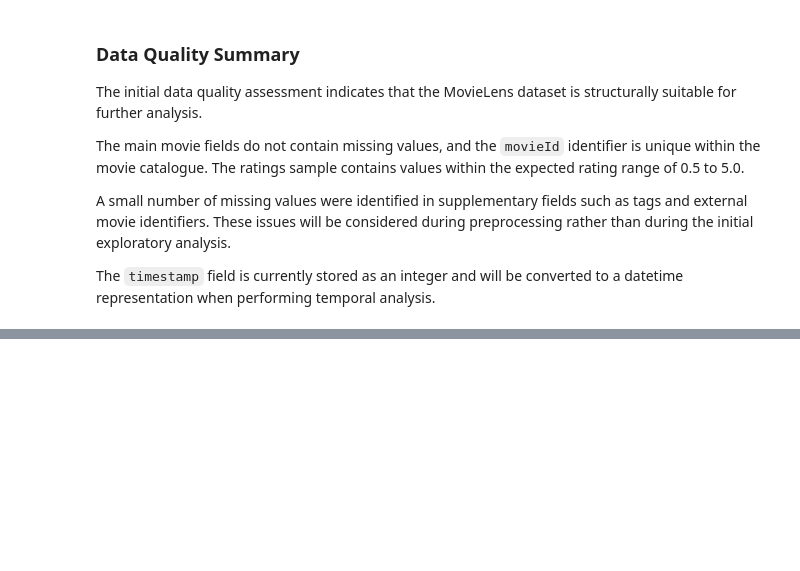
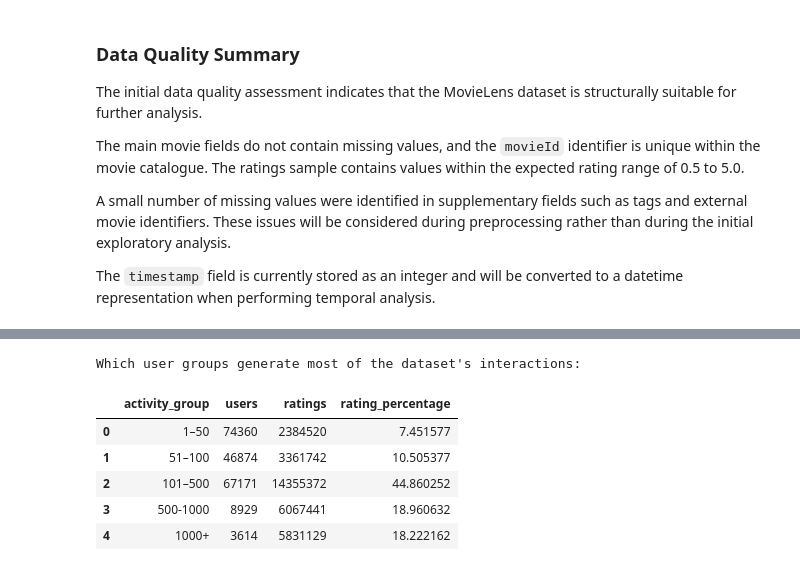
Before and after one commit to adriana-d28/MovieLens_exploratory_analysis, a Jupyter notebook: notebooks/01_movielens_exploratory_analysis.ipynb, the cells around one changed output, grey strips where cells are left out. Saved outputs shown, nothing was run; the diff lists cells and outputs as text; code cells hidden in the pictures; blank space fills up the shorter version.

```diff
--- a/notebooks/01_movielens_exploratory_analysis.ipynb
+++ b/notebooks/01_movielens_exploratory_analysis.ipynb
@@ -338,0 +506,14 @@ The `timestamp` field is currently stored as an integer and will be converted to
+# %%
+print('Which user groups generate most of the dataset\'s interactions:\n')
+
+activity_summary["rating_percentage"] = (activity_summary["ratings"] / total_ratings * 100)
+
+activity_summary
+# %% [output]
+Which user groups generate most of the dataset's interactions:
+|  | activity_group | users | ratings | rating_percentage |
+| 0 | 1–50 | 74360 | 2384520 | 7.451577 |
+| 1 | 51–100 | 46874 | 3361742 | 10.505377 |
+| 2 | 101–500 | 67171 | 14355372 | 44.860252 |
+| 3 | 500-1000 | 8929 | 6067441 | 18.960632 |
+| 4 | 1000+ | 3614 | 5831129 | 18.222162 |
```
Also changed, not shown: parts of 19 cells of this notebook.
